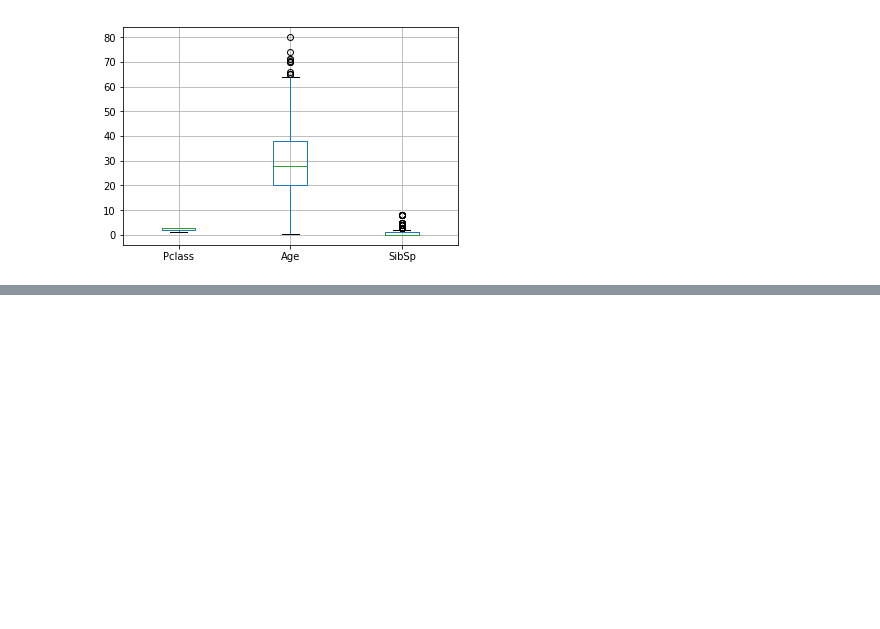
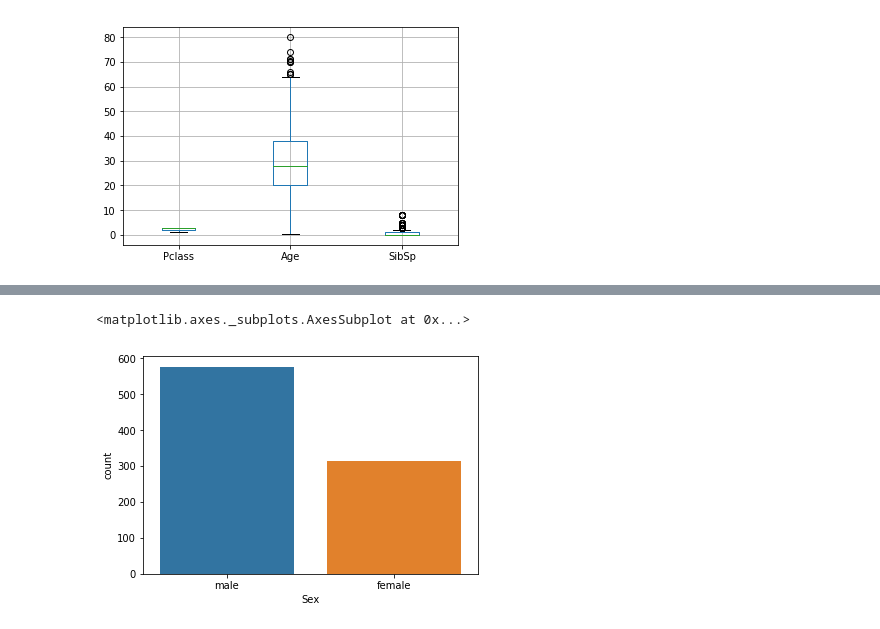
Before and after one commit to RonnyCh/Capstone, a Jupyter notebook: Titanic/Titanic_with_python.ipynb, the cells around one changed output, grey strips where cells are left out. Cells and saved outputs as stored; diff of their text form; code cells hidden in the pictures; blank space fills up the shorter version.

```diff
--- a/Titanic/Titanic_with_python.ipynb
+++ b/Titanic/Titanic_with_python.ipynb
@@ -73,0 +137,6 @@ boxplot = train.boxplot(column=['Pclass','Age','SibSp'])  # only do boxplot on c
+# %%
+# to see the actual numbers instead of % use countplot
+sns.countplot(x='Sex', data=train)
+# %% [output]
+<matplotlib.axes._subplots.AxesSubplot at 0x...>
+[figure, added]
```
Also changed, not shown: parts of 8 cells of this notebook.
